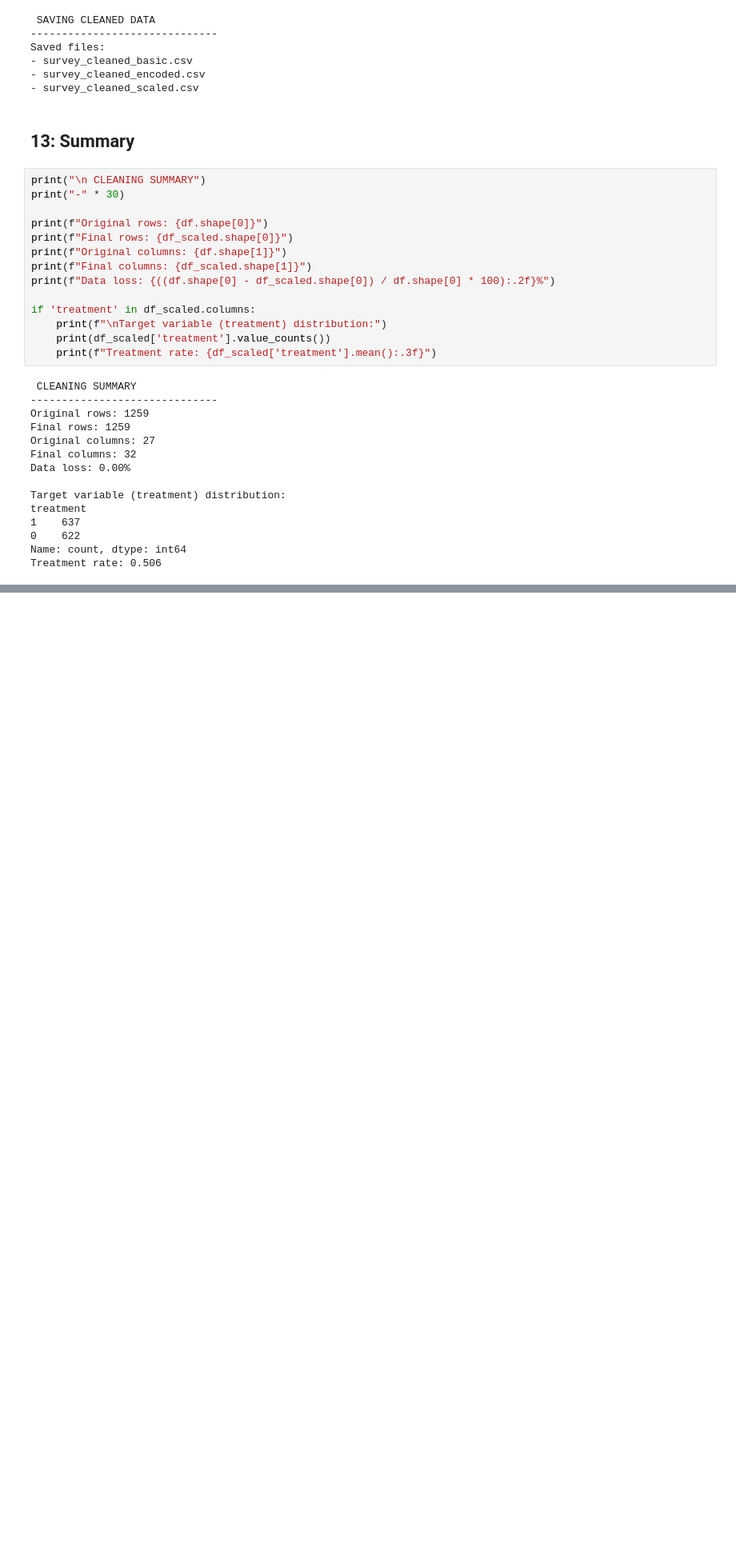
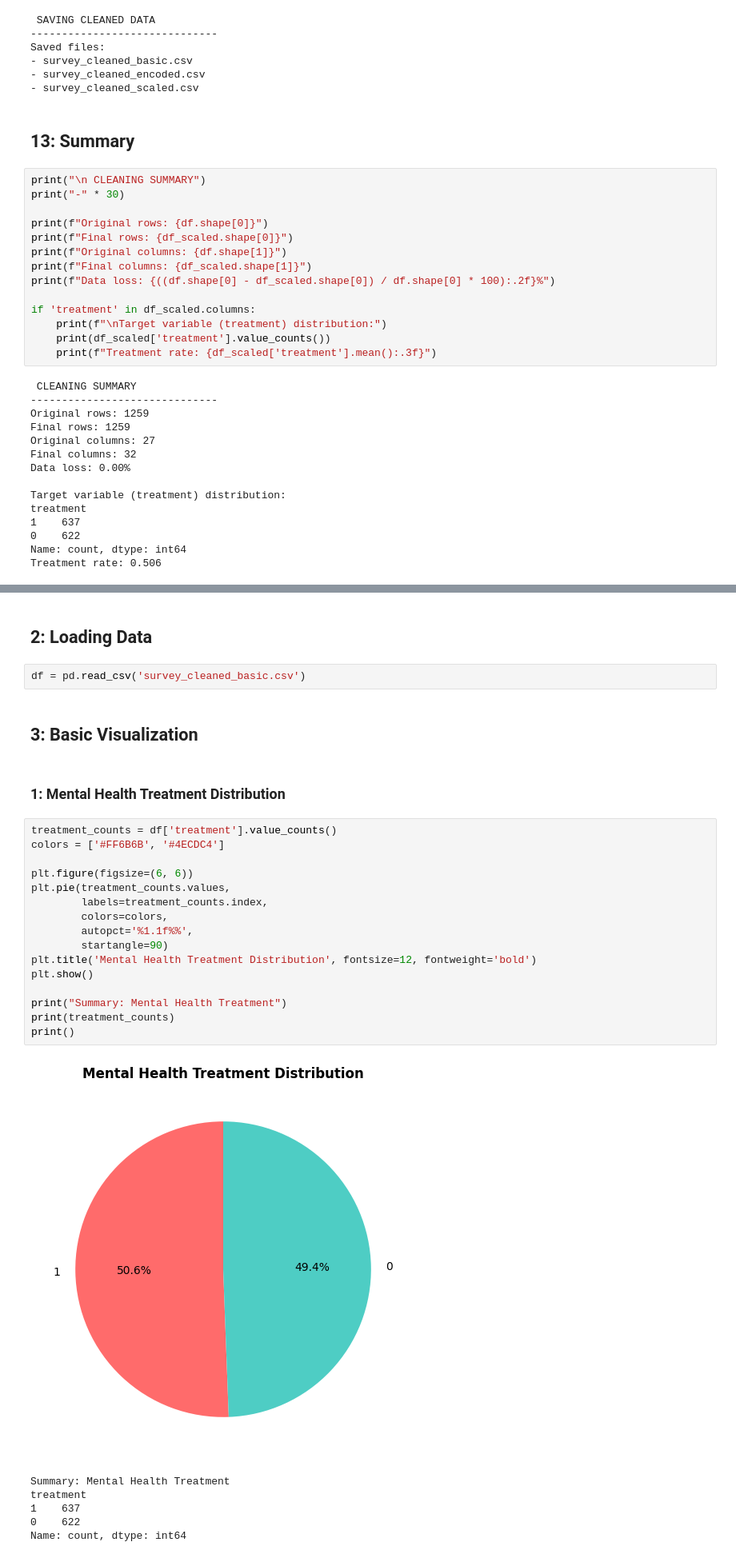
Before and after one commit to Aishaamalik/Mental-Health-Economic-Indicators-Project-, a Jupyter notebook: PROJECT_6.ipynb, the cells around one changed output, grey strips where cells are left out. Shown at 80% size. Saved outputs shown, nothing was run; the diff lists cells and outputs as text; blank space fills up the shorter version.

```diff
--- a/PROJECT_6.ipynb
+++ b/PROJECT_6.ipynb
@@ -905,0 +921,31 @@ Treatment rate: 0.506
+# %% [markdown]
+## 2: Loading Data
+# %%
+df = pd.read_csv('survey_cleaned_basic.csv')
+# %% [markdown]
+## 3: Basic Visualization
+# %% [markdown]
+### 1: Mental Health Treatment Distribution
+# %%
+treatment_counts = df['treatment'].value_counts()
+colors = ['#FF6B6B', '#4ECDC4']
+
+plt.figure(figsize=(6, 6))
+plt.pie(treatment_counts.values,
+        labels=treatment_counts.index,
+        colors=colors,
+        autopct='%1.1f%%',
+        startangle=90)
+plt.title('Mental Health Treatment Distribution', fontsize=12, fontweight='bold')
+plt.show()
+
+print("Summary: Mental Health Treatment")
+print(treatment_counts)
+print()
+# %% [output]
+[figure, added]
+Summary: Mental Health Treatment
+treatment
+1    637
+0    622
+Name: count, dtype: int64
```
Also changed, not shown: parts of 65 cells of this notebook.
